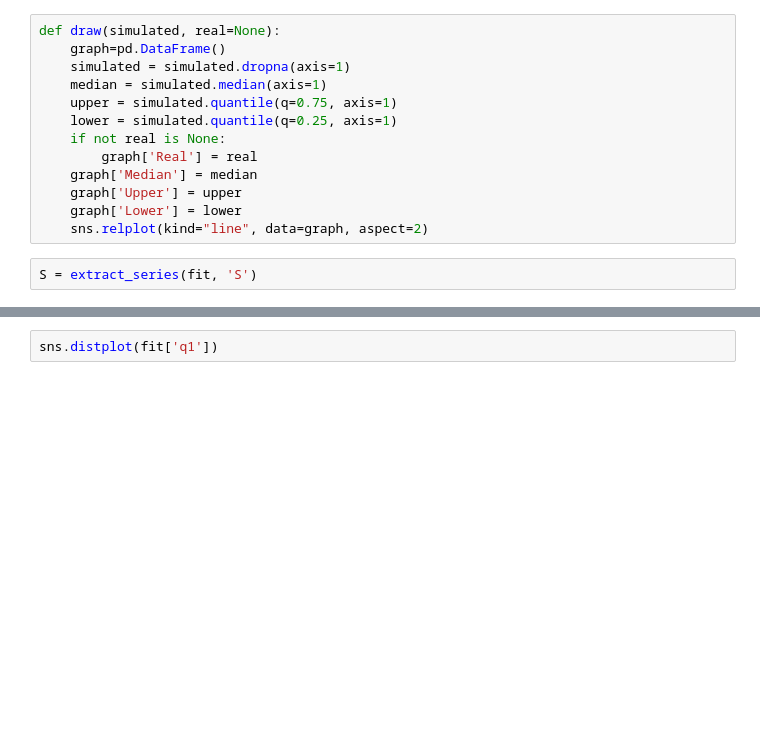
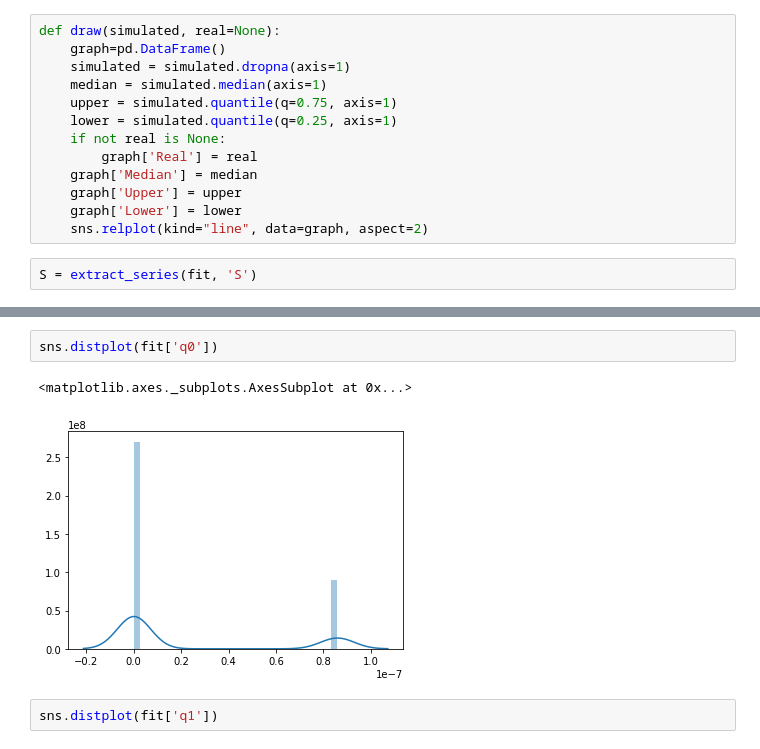
Before and after one commit to yoriyuki/COVID-19, a Jupyter notebook: prediction/Turzin.ipynb, the cells around one changed output, grey strips where cells are left out. Cells and saved outputs as stored; diff of their text form; blank space fills up the shorter version.

```diff
--- a/prediction/Turzin.ipynb
+++ b/prediction/Turzin.ipynb
@@ -109,3 +111,8 @@ draw(S)
+# %%
+sns.distplot(fit['q0'])
+# %% [output]
+<matplotlib.axes._subplots.AxesSubplot at 0x...>
+[figure, added]
 # %%
 sns.distplot(fit['q1'])
 # %% [output]
```
Also changed, not shown: parts of 9 cells of this notebook.
